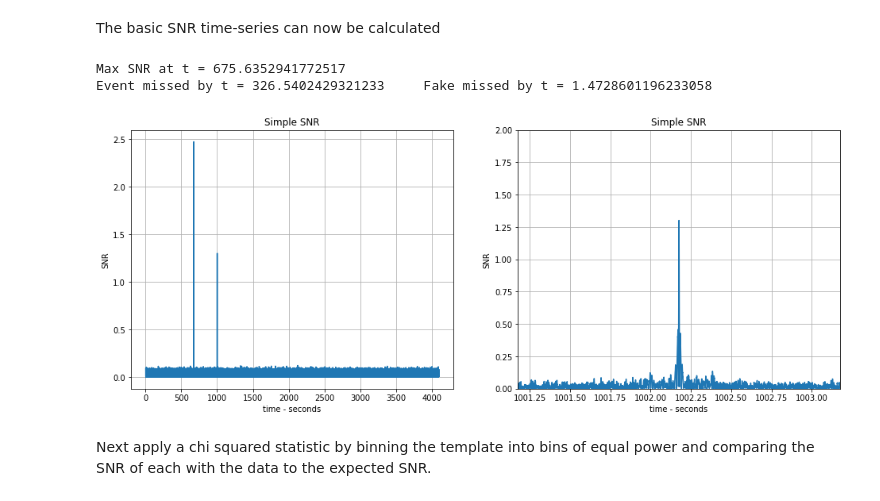
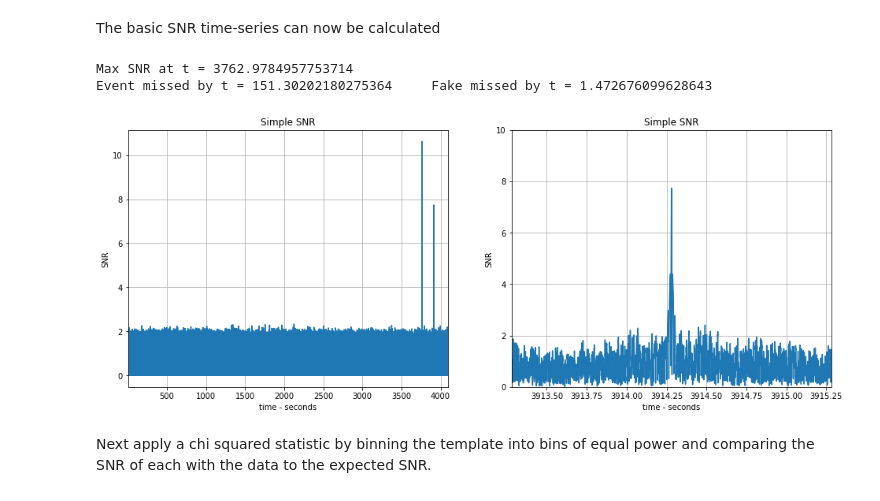
Before and after one commit to connor-mcisaac/gw_test, a Jupyter notebook: FFTonly/MatchedFilter.ipynb, the cells around one changed output. Drawn from its saved outputs; the diff is of its cells as text; code cells hidden in the pictures.

```diff
--- a/FFTonly/MatchedFilter.ipynb
+++ b/FFTonly/MatchedFilter.ipynb
@@ -225,48 +225,49 @@ def calcsnr(xdata, ydata, xtemp, ytemp, it_psd, psdcut):
     dx = xdata[1] - xdata[0]
     xft = np.fft.rfftfreq(len(xdata), dx)
     y1ft = np.fft.rfft(ydata)*dx
-    y2 = np.zeros((len(xdata)), dtype='float')
-    y2[:len(ytemp)] += ytemp
+    if len(ytemp) < len(ydata):
+        y2 = np.zeros((len(xdata)), dtype='float')
+        y2[:len(ytemp)] += ytemp
+    else:
+        y2 = np.copy(ytemp)
     y2ft = np.fft.rfft(y2)*dx
     y3ft = it_psd(xft)
     innerft = y1ft*np.conj(y2ft)*y3ft
-    yinner0 = np.fft.irfft(innerft)*(xft[1]-xft[0])*len(xdata)
-    yinner = np.real(4*(yinner0*np.conj(yinner0))**0.5)
-    normf = np.fft.rfftfreq(len(xtemp), dx)
-    tempft = np.fft.rfft(ytemp)
-    norm0 = tempft*np.conj(tempft)*it_psd(normf)
-    norm = np.real(4*np.sum(norm0*(xft[1]-xft[0])))
-    snr = yinner/np.sqrt(norm)
-    dt = 1/(len(snr)*(xft[1] - xft[0]))
-    xsnr = np.linspace(0, len(snr)*dt, num=len(snr))
+    yinner = np.abs(2*np.real(np.fft.irfft(innerft))*(xft[1]-xft[0])*len(xdata))
+    norm0 = np.abs(y2ft*1e10)**2 *y3ft
+    norm = np.real(4*np.sum(norm0*(xft[1]-xft[0])))*1e-20
+    snr = (yinner/np.sqrt(norm))**0.5
+    dx = 1/(len(snr)*(xft[1] - xft[0]))
+    xsnr = np.linspace(0, len(snr)*dx, num=len(snr)) + xdata[0]
     cutstart = int(len(xtemp) + psdcut/dx + 1)
     cutend = int(psdcut/dx + 1)
     return xsnr[cutstart:-cutend], snr[cutstart:-cutend]
 
 
 tsnr, snr = calcsnr(ts, data, ht, hp, it_psd, psdcut)
 plt.figure(figsize=(16, 6))
 plt.subplot(1, 2, 1)
 plt.plot(tsnr, snr)
+plt.xlim([tsnr[0], tsnr[-1]])
 plt.title('Simple SNR')
 plt.xlabel('time - seconds')
 plt.ylabel('SNR')
 plt.grid()
 plt.subplot(1, 2, 2)
 plt.plot(tsnr, snr)
 plt.xlim([eventt-1, eventt+1])
-plt.ylim([0, 2])
+plt.ylim([0, 10])
 plt.title('Simple SNR')
 plt.xlabel('time - seconds')
 plt.ylabel('SNR')
 plt.grid()
 
 print('Max SNR at t =', tsnr[np.argmax(snr)], '\nEvent missed by t =', np.abs(eventt-tsnr[np.argmax(snr)]),
      '    Fake missed by t =', np.abs(faket-tsnr[np.argmax(snr)]))
 # %% [output]
-Max SNR at t = 675.6352941772517
-Event missed by t = 326.5402429321233     Fake missed by t = 1.4728601196233058
+Max SNR at t = 3762.9784957753714
+Event missed by t = 151.30202180275364     Fake missed by t = 1.472676099628643
-[figure, old version]
+[figure, new version]
 # %% [markdown]
 Next apply a chi squared statistic by binning the template into bins of equal power and comparing the SNR of each with the data to the expected SNR.
 # %%
```
Also changed, not shown: parts of 3 cells of this notebook.
